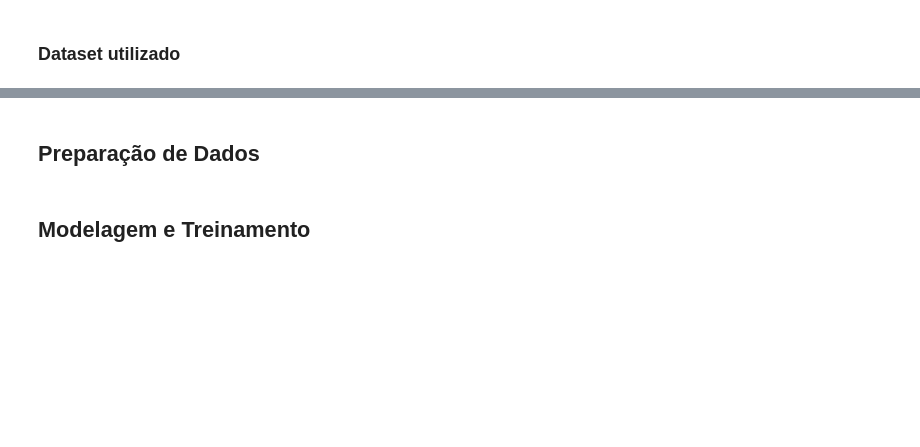
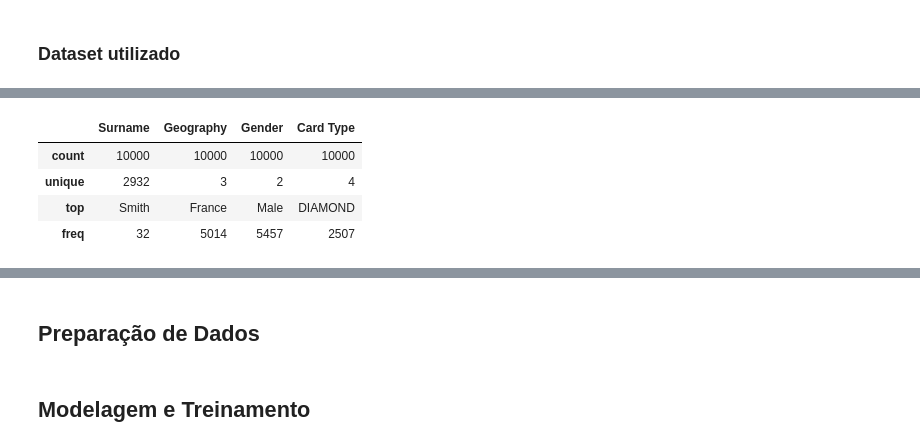
Before and after one commit to lcfdiniz/puc-rio, a Jupyter notebook: bank-customer-churn/bank_customer_churn.ipynb, the cells around one changed output, grey strips where cells are left out. Cells and saved outputs as stored; diff of their text form; code cells hidden in the pictures; blank space fills up the shorter version.

```diff
--- a/bank-customer-churn/bank_customer_churn.ipynb
+++ b/bank-customer-churn/bank_customer_churn.ipynb
@@ -36,0 +115,8 @@ Caso essas instituições sejam capazes de identificar as causas e clientes com
+# %%
+df.describe(include="object")
+# %% [output]
+|  | Surname | Geography | Gender | Card Type |
+| count | 10000 | 10000 | 10000 | 10000 |
+| unique | 2932 | 3 | 2 | 4 |
+| top | Smith | France | Male | DIAMOND |
+| freq | 32 | 5014 | 5457 | 2507 |
```
Also changed, not shown: parts of 13 cells of this notebook.
